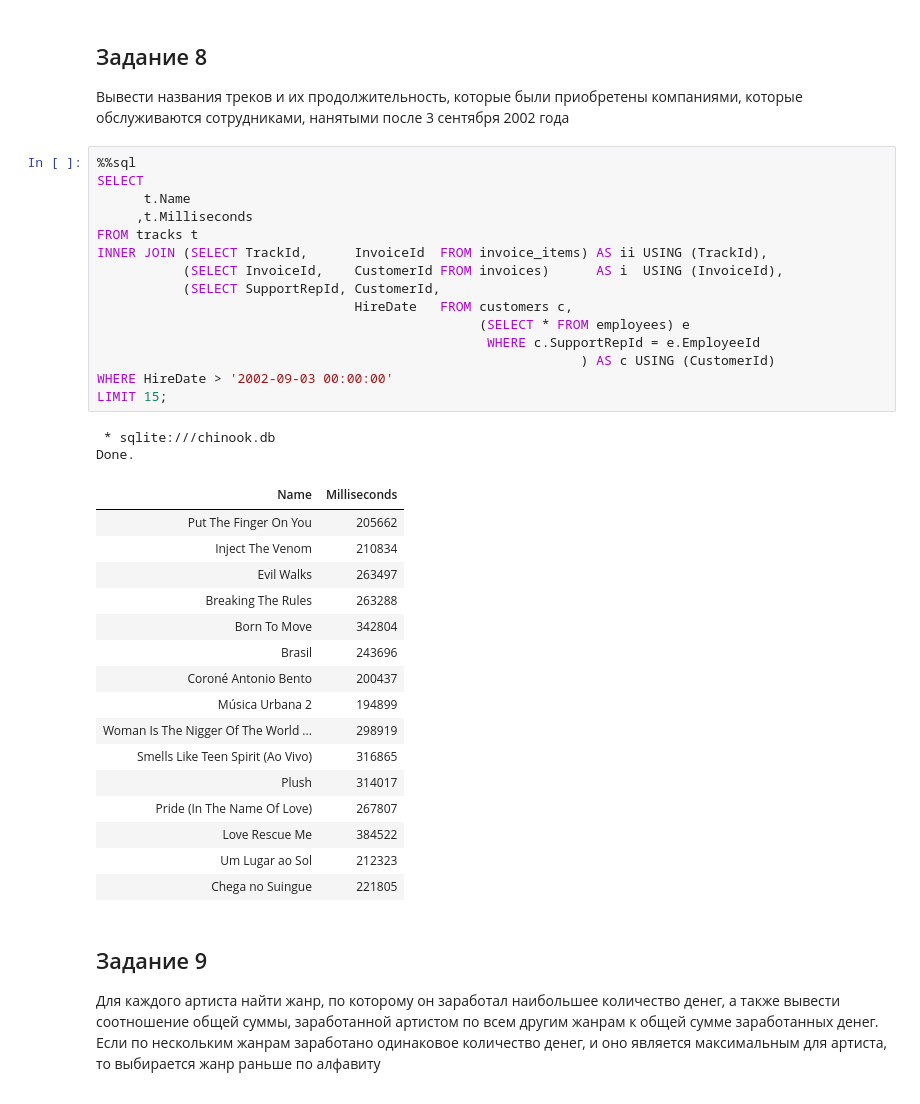
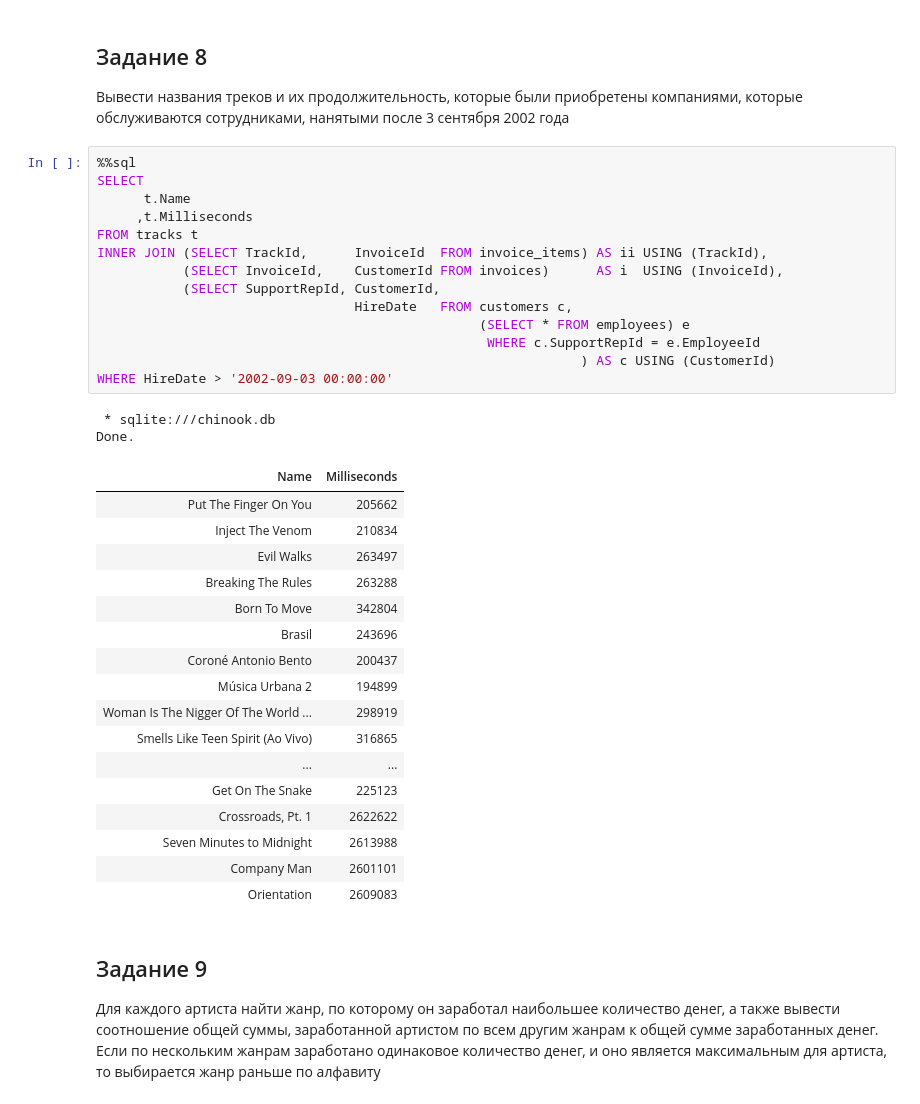
Before and after one commit to VladPendalf/SQLite_3sem, a Jupyter notebook: Лабораторная-2 (1) (2).ipynb, the cells around one changed output. Saved outputs shown, nothing was run; the diff lists cells and outputs as text.

```diff
--- a/Лабораторная-2 (1) (2).ipynb
+++ b/Лабораторная-2 (1) (2).ipynb
@@ -234,37 +237,37 @@ Done.
 # %%
 %%sql
 SELECT
       t.Name
      ,t.Milliseconds
 FROM tracks t
 INNER JOIN (SELECT TrackId,      InvoiceId  FROM invoice_items) AS ii USING (TrackId),
            (SELECT InvoiceId,    CustomerId FROM invoices)      AS i  USING (InvoiceId),
            (SELECT SupportRepId, CustomerId,
                                  HireDate   FROM customers c,
                                                  (SELECT * FROM employees) e
                                                   WHERE c.SupportRepId = e.EmployeeId
                                                               ) AS c USING (CustomerId)
 WHERE HireDate > '2002-09-03 00:00:00'
-LIMIT 15;
 # %% [output]
  * sqlite:///chinook.db
 Done.
 | Name | Milliseconds |
 | Put The Finger On You | 205662 |
 | Inject The Venom | 210834 |
 | Evil Walks | 263497 |
 | Breaking The Rules | 263288 |
 | Born To Move | 342804 |
 | Brasil | 243696 |
 | Coroné Antonio Bento | 200437 |
 | Música Urbana 2 | 194899 |
 | Woman Is The Nigger Of The World ... | 298919 |
 | Smells Like Teen Spirit (Ao Vivo) | 316865 |
-| Plush | 314017 |
-| Pride (In The Name Of Love) | 267807 |
-| Love Rescue Me | 384522 |
-| Um Lugar ao Sol | 212323 |
-| Chega no Suingue | 221805 |
+| ... | ... |
+| Get On The Snake | 225123 |
+| Crossroads, Pt. 1 | 2622622 |
+| Seven Minutes to Midnight | 2613988 |
+| Company Man | 2601101 |
+| Orientation | 2609083 |
 # %% [markdown]
 ## Задание 9
 Для каждого артиста найти жанр, по которому он заработал наибольшее количество денег, а также вывести соотношение общей суммы, заработанной артистом по всем другим жанрам к общей сумме заработанных денег. Если по нескольким жанрам заработано одинаковое количество денег, и оно является максимальным для артиста, то выбирается жанр раньше по алфавиту
```
Also changed, not shown: parts of 6 cells of this notebook.
